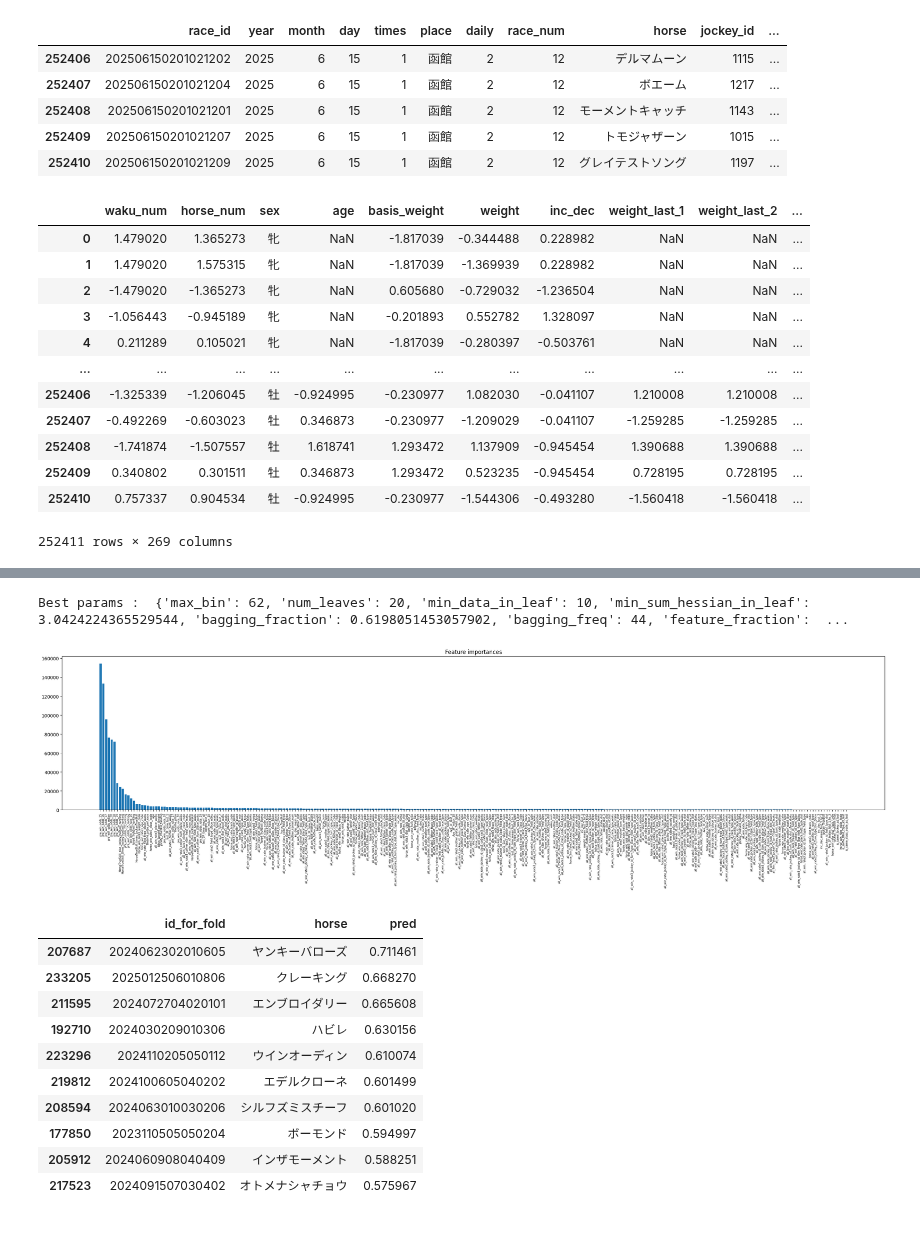
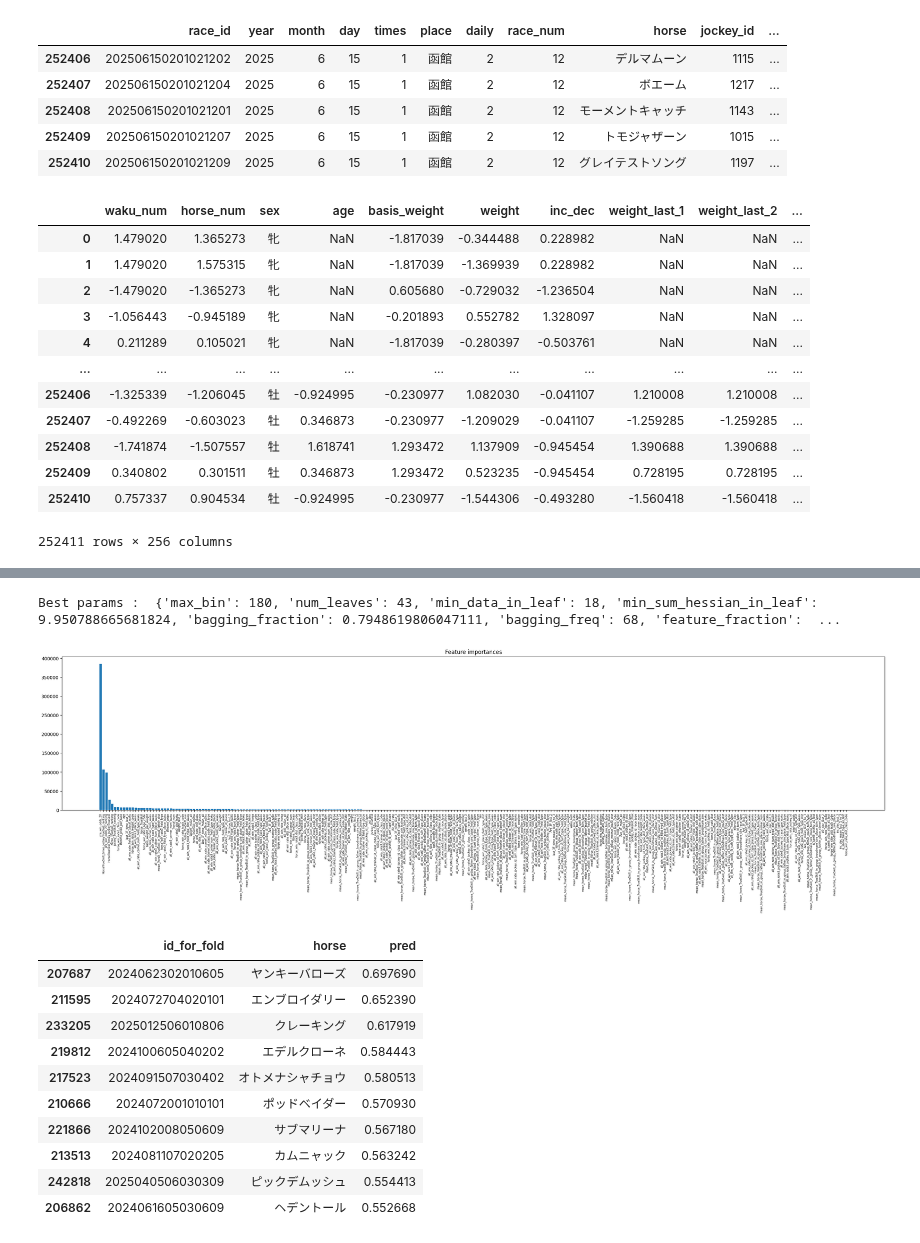
Before and after one commit to NaganagaKen/HORSE_RACING, a Jupyter notebook: Notebook/JV_eda.ipynb, the cells around one changed output, grey strips where cells are left out. Drawn from its saved outputs; the diff is of its cells as text; code cells hidden in the pictures.

```diff
--- a/Notebook/JV_eda.ipynb
+++ b/Notebook/JV_eda.ipynb
@@ -55,5 +67,5 @@ df3.head()
 # %%
-feature_col = ["waku_num", "horse_num", "sex", "age", "basis_weight", "weight", "inc_dec"]
+feature_col = ["waku_num", "horse_num", "sex", "age", "basis_weight", "weight", "inc_dec", "age_type"]
 df4, feature_col2 = features.feature_engineering(df3, feature_col)
 # %% [output]
 calculating trueskill of horse is processing
@@ -80,8 +92,8 @@ df4[feature_col2]
 | 252408 | -1.741874 | -1.507557 | 牡 | 1.618741 | 1.293472 | 1.137909 | -0.945454 | 1.390688 | 1.390688 | ... |
 | 252409 | 0.340802 | 0.301511 | 牡 | 0.346873 | 1.293472 | 0.523235 | -0.945454 | 0.728195 | 0.728195 | ... |
 | 252410 | 0.757337 | 0.904534 | 牡 | -0.924995 | -0.230977 | -1.544306 | -0.493280 | -1.560418 | -1.560418 | ... |
-252411 rows × 269 columns
+252411 rows × 256 columns
 # %%
-memo = "add TrueSkill(sigma, max, min) in each racing, reduce features. n_rials=50."
-model, df_pred = model_tuner.simple_lightGBM(df4, feature_col2, memo=memo, n_trials=3, save_result=False, visualization=True)
+memo = "add grouping TrueSkill(sigma, max, min), reduce features. n_rials=30."
+model, df_pred = model_tuner.simple_lightGBM(df4, feature_col2, memo=memo, n_trials=30, save_result=False, visualization=True)
 # %% [output]
@@ -92,20 +117,20 @@ model, df_pred = model_tuner.simple_lightGBM(df4, feature_col2, memo=memo, n_tri
-Best params :  {'max_bin': 62, 'num_leaves': 20, 'min_data_in_leaf': 10, 'min_sum_hessian_in_leaf': 3.0424224365529544, 'bagging_fraction': 0.6198051453057902, 'bagging_freq': 44, 'feature_fraction':  ...
+Best params :  {'max_bin': 180, 'num_leaves': 43, 'min_data_in_leaf': 18, 'min_sum_hessian_in_leaf': 9.950788665681824, 'bagging_fraction': 0.7948619806047111, 'bagging_freq': 68, 'feature_fraction':  ...
-[figure, old version]
+[figure, new version]
 # %%
 tmp =  df_pred[["id_for_fold", "horse", "pred"]].sort_values("pred", ascending=False)
 tmp.head(10)
 # %% [output]
 |  | id_for_fold | horse | pred |
-| 207687 | 2024062302010605 | ヤンキーバローズ | 0.711461 |
-| 233205 | 2025012506010806 | クレーキング | 0.668270 |
-| 211595 | 2024072704020101 | エンブロイダリー | 0.665608 |
-| 192710 | 2024030209010306 | ハビレ | 0.630156 |
-| 223296 | 2024110205050112 | ウインオーディン | 0.610074 |
-| 219812 | 2024100605040202 | エデルクローネ | 0.601499 |
-| 208594 | 2024063010030206 | シルフズミスチーフ | 0.601020 |
-| 177850 | 2023110505050204 | ボーモンド | 0.594997 |
-| 205912 | 2024060908040409 | インザモーメント | 0.588251 |
-| 217523 | 2024091507030402 | オトメナシャチョウ | 0.575967 |
+| 207687 | 2024062302010605 | ヤンキーバローズ | 0.697690 |
+| 211595 | 2024072704020101 | エンブロイダリー | 0.652390 |
+| 233205 | 2025012506010806 | クレーキング | 0.617919 |
+| 219812 | 2024100605040202 | エデルクローネ | 0.584443 |
+| 217523 | 2024091507030402 | オトメナシャチョウ | 0.580513 |
+| 210666 | 2024072001010101 | ポッドベイダー | 0.570930 |
+| 221866 | 2024102008050609 | サブマリーナ | 0.567180 |
+| 213513 | 2024081107020205 | カムニャック | 0.563242 |
+| 242818 | 2025040506030309 | ピックデムッシュ | 0.554413 |
+| 206862 | 2024061605030609 | ヘデントール | 0.552668 |
 # %%
 df_pred[["id_for_fold", "horse", "pred"]].sort_values("pred", ascending=False).tail()
 # %% [output]
```
Also changed, not shown: parts of 6 cells of this notebook, 6 other files.
